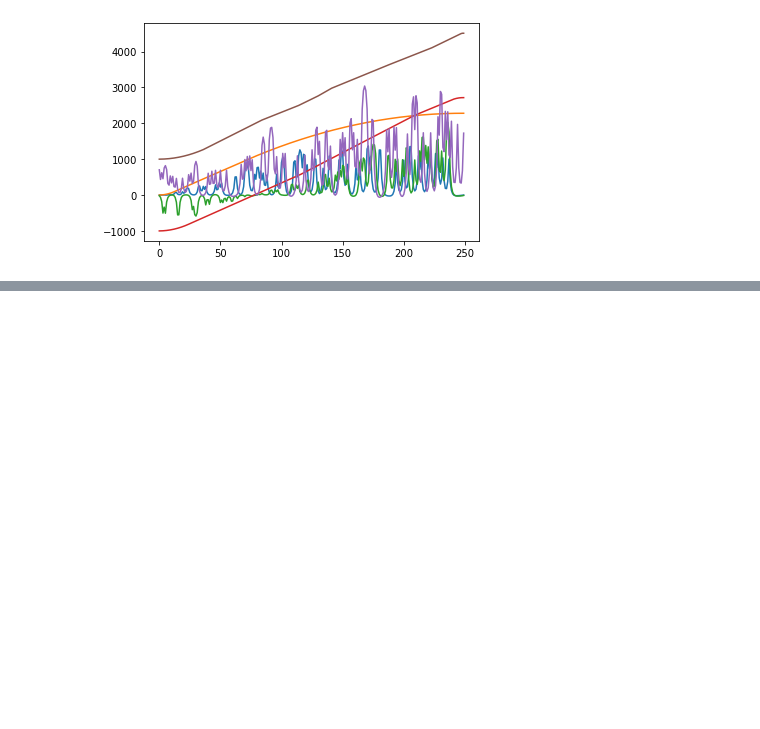
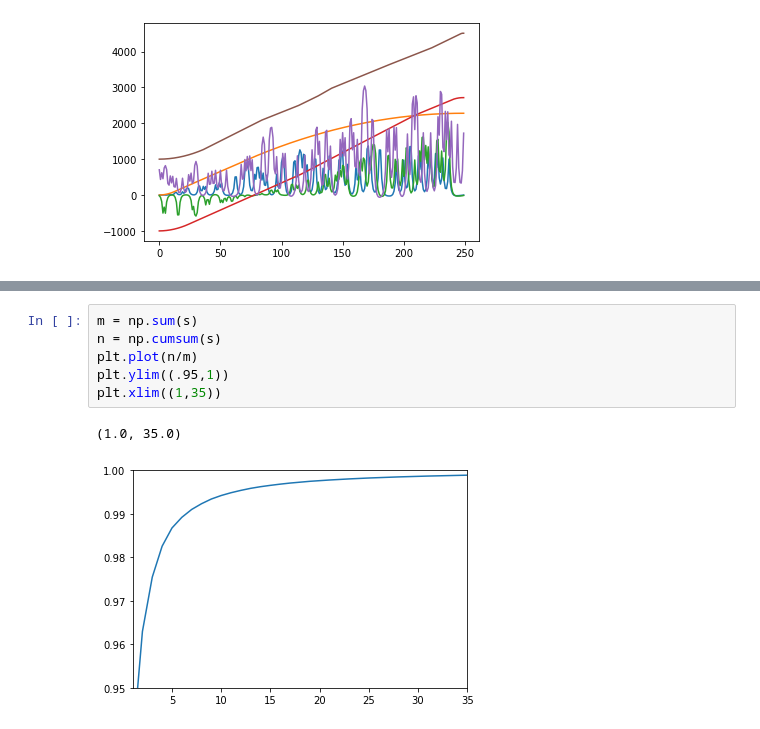
Before and after one commit to thinhhoang95/aa-manifold-learning, a Jupyter notebook: LRI/LRI1D/1dwv.ipynb, the cells around one changed output, grey strips where cells are left out. Drawn from its saved outputs; the diff is of its cells as text; blank space fills up the shorter version.

```diff
--- a/LRI/LRI1D/1dwv.ipynb
+++ b/LRI/LRI1D/1dwv.ipynb
@@ -227,0 +255,9 @@ for i in indices_test:
+# %%
+m = np.sum(s)
+n = np.cumsum(s)
+plt.plot(n/m)
+plt.ylim((.95,1))
+plt.xlim((1,35))
+# %% [output]
+(1.0, 35.0)
+[figure, added]
```
Also changed, not shown: parts of 8 cells of this notebook.
